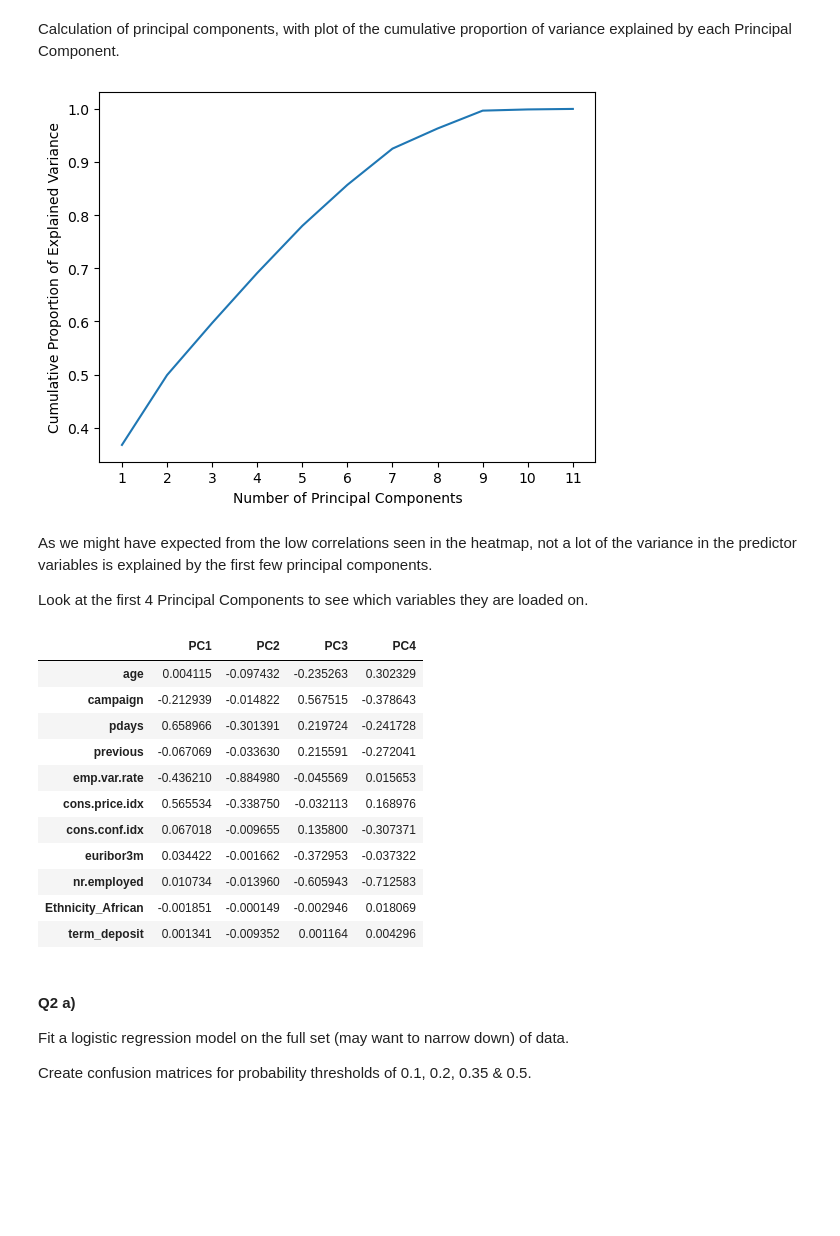
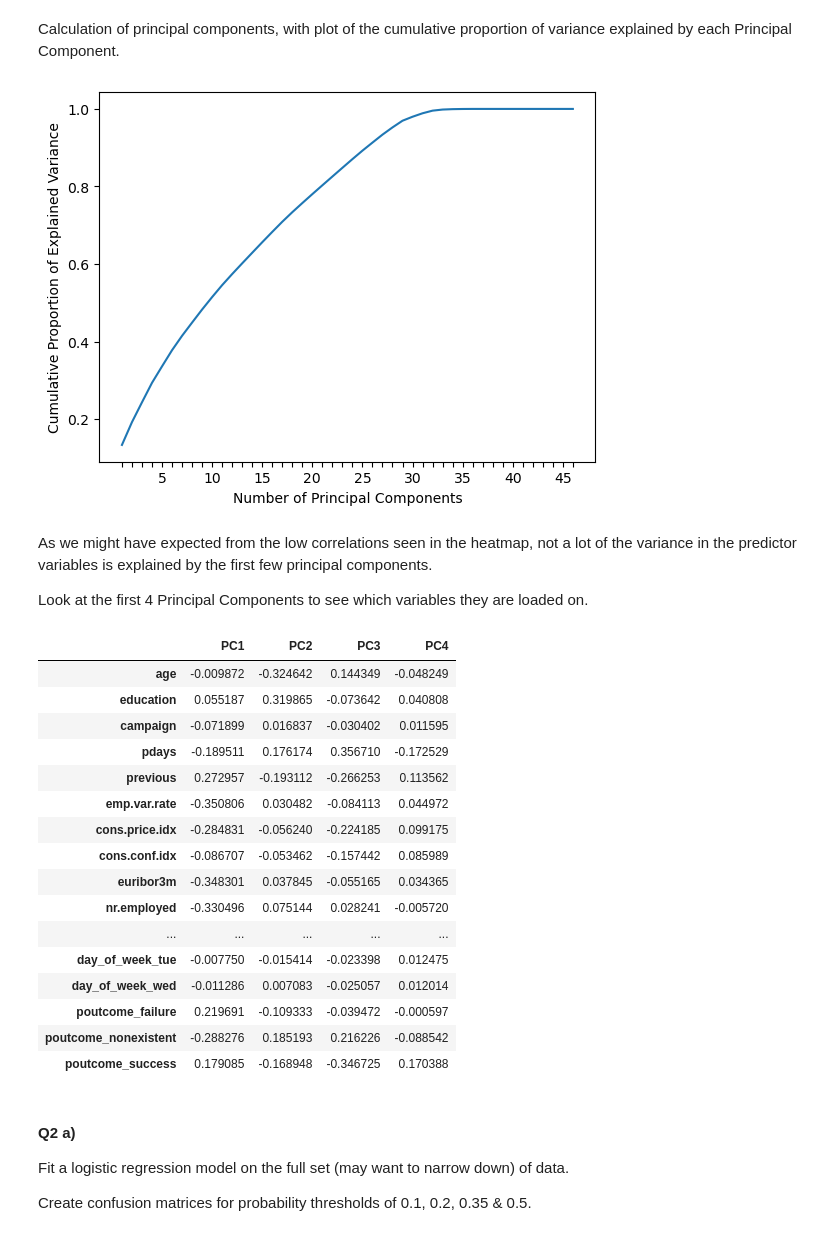
Before and after one commit to gav-conn/ML-Group-Project, a Jupyter notebook: main.ipynb, the cells around one changed output. Saved outputs shown, nothing was run; the diff lists cells and outputs as text; code cells hidden in the pictures; blank space fills up the shorter version.

```diff
--- a/main.ipynb
+++ b/main.ipynb
@@ -40,2 +44,4 @@ df.iloc[np.random.randint(0, len(df), size=20)] # Get 20 random observations fro
+# %%
+df.drop('Ethnicity_African', axis=1, inplace=True)
 # %% [markdown]
 Look at counts for each category in our categorical variables.
@@ -63,0 +177,9 @@ success         1373
+# %%
+df.loc[df['education']=='illiterate', 'education'] = 'basic.4y'
+df.loc[df['default']=='yes', 'default'] = 'unknown'
+# %%
+summer = ['may', 'jun', 'jul', 'aug', 'summer']
+
+df.loc[df['month'].isin(summer)==False, 'month'] = 'winter'
+df.loc[df['month'].isin(summer), 'month'] = 'summer'
+df.rename(columns={"month": "season"}, inplace=True)
@@ -64,3 +188,6 @@ success         1373
+# %%
+encoder = OrdinalEncoder(categories = [['unknown', 'basic.4y', 'basic.6y', 'basic.9y', 'high.school', 'professional.course', 'university.degree']])
+df['education'] = encoder.fit_transform(df['education'].values.reshape(-1,1))
 # %% [markdown]
 Bar plot showing the frequency of observations in the variable of interest 'term_deposit'.
 # %%
@@ -96,46 +223,56 @@ Calculation of principal components, with plot of the cumulative proportion of v
 # %%
 predictors = [column for column in df.columns if column != 'term_deposit']
 
-df_train = pd.get_dummies(df[numer_vars])
+# df_train = pd.get_dummies(df[numer_vars[:-1]])
+df_train = pd.get_dummies(df[predictors])
+
 SS = StandardScaler()
 scaler = SS.fit(df_train)
 df_scaled = scaler.transform(df_train)
 df_scaled = pd.DataFrame(df_scaled, columns=df_train.columns)
 covar = df_scaled.cov()
 
 u, s, vh = np.linalg.svd(covar)
 explained_var = np.zeros(len(s))
 for i in range(len(s)):
     explained_var[i] = s[i]/len(s)
 
 fig, ax = plt.subplots()
 plt.plot(np.cumsum(explained_var))
 ax.set_xticks(range(0,len(s)), labels=range(1,len(s)+1))
 plt.xlabel("Number of Principal Components")
 plt.ylabel("Cumulative Proportion of Explained Variance")
+for i, labels in enumerate(ax.get_xticklabels()):
+    if i % 5 == 4:
+        continue
+    labels.set_visible(False)
 plt.show()
 # %% [output]
-[figure, old version]
+[figure, new version]
 # %% [markdown]
 As we might have expected from the low correlations seen in the heatmap, not a lot of the variance in the predictor variables is explained by the first few principal components.
 
 Look at the first 4 Principal Components to see which variables they are loaded on.
 # %%
-pd.DataFrame(u[0:4].T, columns=['PC1', 'PC2', 'PC3', 'PC4'], index=df_train.columns)
-# Need to check whether this is correct***
+pd.DataFrame(u[:,0:4], columns=['PC1', 'PC2', 'PC3', 'PC4'], index=df_train.columns)
 # %% [output]
 |  | PC1 | PC2 | PC3 | PC4 |
-| age | 0.004115 | -0.097432 | -0.235263 | 0.302329 |
-| campaign | -0.212939 | -0.014822 | 0.567515 | -0.378643 |
-| pdays | 0.658966 | -0.301391 | 0.219724 | -0.241728 |
-| previous | -0.067069 | -0.033630 | 0.215591 | -0.272041 |
-| emp.var.rate | -0.436210 | -0.884980 | -0.045569 | 0.015653 |
-| cons.price.idx | 0.565534 | -0.338750 | -0.032113 | 0.168976 |
-| cons.conf.idx | 0.067018 | -0.009655 | 0.135800 | -0.307371 |
-| euribor3m | 0.034422 | -0.001662 | -0.372953 | -0.037322 |
-| nr.employed | 0.010734 | -0.013960 | -0.605943 | -0.712583 |
-| Ethnicity_African | -0.001851 | -0.000149 | -0.002946 | 0.018069 |
-| term_deposit | 0.001341 | -0.009352 | 0.001164 | 0.004296 |
+| age | -0.009872 | -0.324642 | 0.144349 | -0.048249 |
+| education | 0.055187 | 0.319865 | -0.073642 | 0.040808 |
+| campaign | -0.071899 | 0.016837 | -0.030402 | 0.011595 |
+| pdays | -0.189511 | 0.176174 | 0.356710 | -0.172529 |
+| previous | 0.272957 | -0.193112 | -0.266253 | 0.113562 |
+| emp.var.rate | -0.350806 | 0.030482 | -0.084113 | 0.044972 |
+| cons.price.idx | -0.284831 | -0.056240 | -0.224185 | 0.099175 |
+| cons.conf.idx | -0.086707 | -0.053462 | -0.157442 | 0.085989 |
+| euribor3m | -0.348301 | 0.037845 | -0.055165 | 0.034365 |
+| nr.employed | -0.330496 | 0.075144 | 0.028241 | -0.005720 |
+| ... | ... | ... | ... | ... |
+| day_of_week_tue | -0.007750 | -0.015414 | -0.023398 | 0.012475 |
+| day_of_week_wed | -0.011286 | 0.007083 | -0.025057 | 0.012014 |
+| poutcome_failure | 0.219691 | -0.109333 | -0.039472 | -0.000597 |
+| poutcome_nonexistent | -0.288276 | 0.185193 | 0.216226 | -0.088542 |
+| poutcome_success | 0.179085 | -0.168948 | -0.346725 | 0.170388 |
 # %% [markdown]
 #### Q2 a)
 
```
Also changed, not shown: parts of 27 cells of this notebook.
